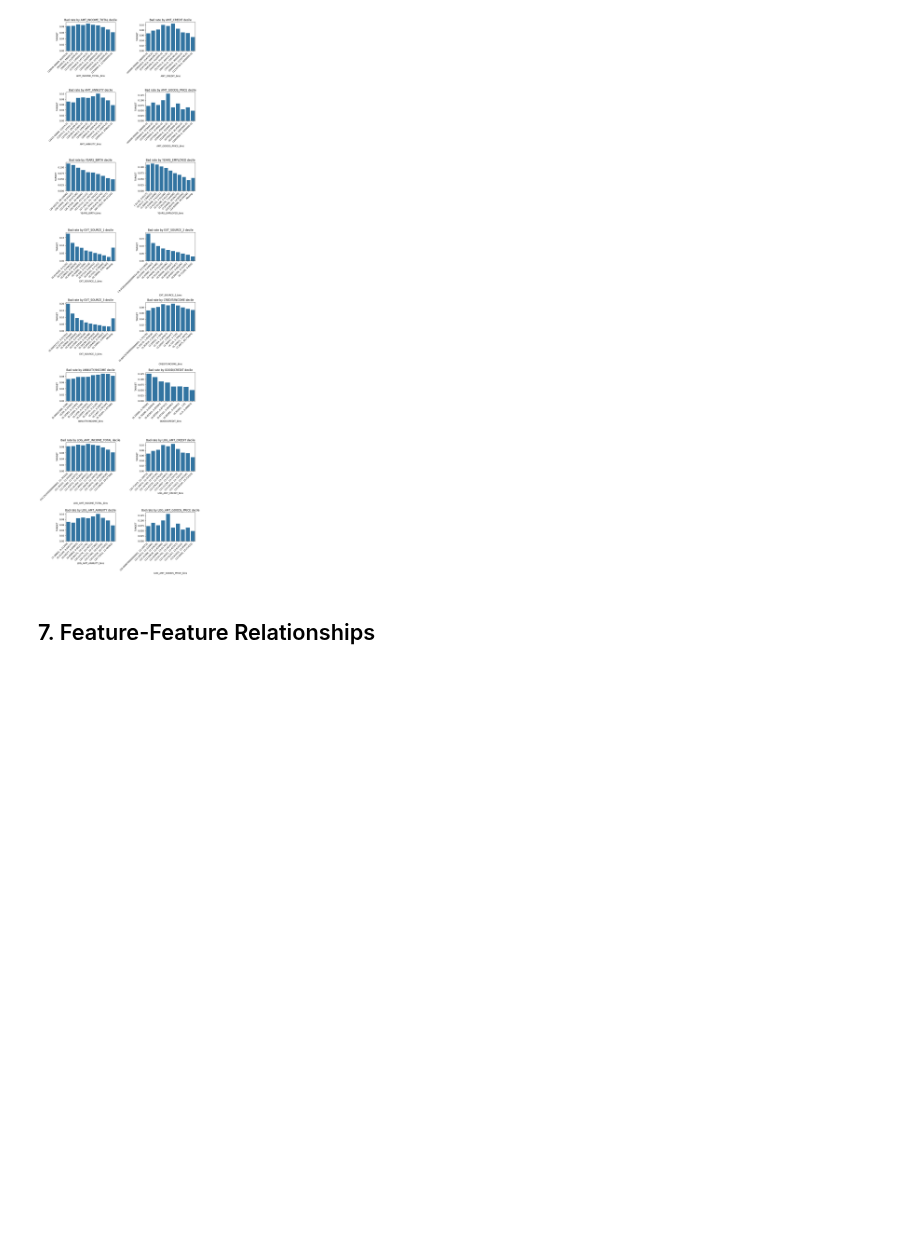
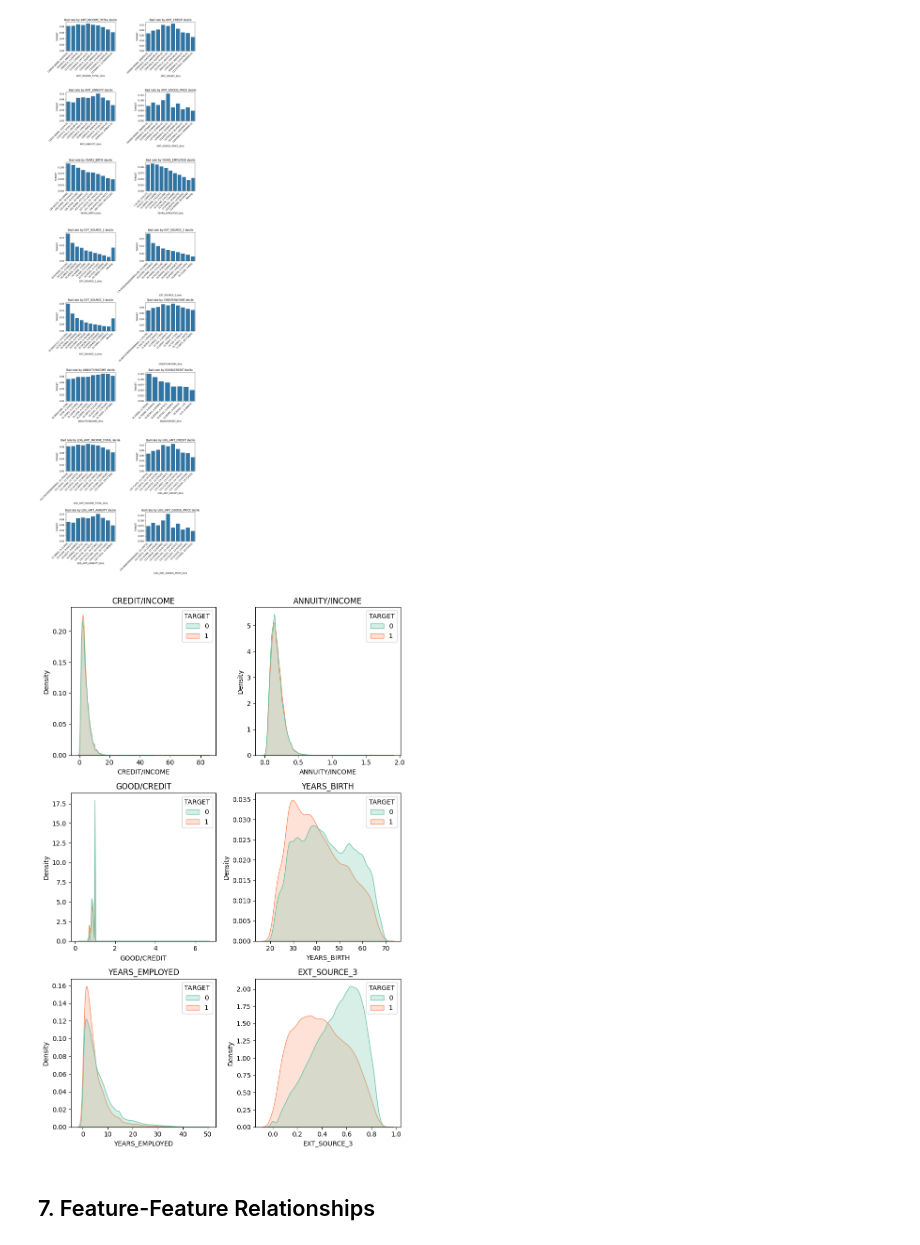
Before and after one commit to naynay-push-force/credit-risk-pd, a Jupyter notebook: src/notebooks/01_eda_application_train.ipynb, the cells around one changed output. Cells and saved outputs as stored; diff of their text form; code cells hidden in the pictures; blank space fills up the shorter version.

Commit message:
Add KDE plots to analyse and compare the distributions of numeric features for defaulters and non-defaulters

```diff
--- a/src/notebooks/01_eda_application_train.ipynb
+++ b/src/notebooks/01_eda_application_train.ipynb
@@ -394,6 +394,19 @@ AMT_INCOME_TOTAL_bins
 (13.61033, 13.9049]             0.065442  30745
 (13.9049, 15.21423]             0.049112  30685
 [figure]
+# %%
+fig, axes = plt.subplots(3, 2, figsize=(8, 12))
+axes = axes.flatten()
+features = ["CREDIT/INCOME", "ANNUITY/INCOME",
+            "GOOD/CREDIT", "YEARS_BIRTH",
+            "YEARS_EMPLOYED", "EXT_SOURCE_3"]
+
+for i, col in enumerate(features):
+    sns.kdeplot(data=df, x=col, hue='TARGET', fill=True, common_norm=False, palette='Set2', ax=axes[i])
+    axes[i].set_title(f"{col}")
+plt.tight_layout()
+# %% [output]
+[figure, added]
 # %% [markdown]
 ## 7. Feature-Feature Relationships
 # %%
```
